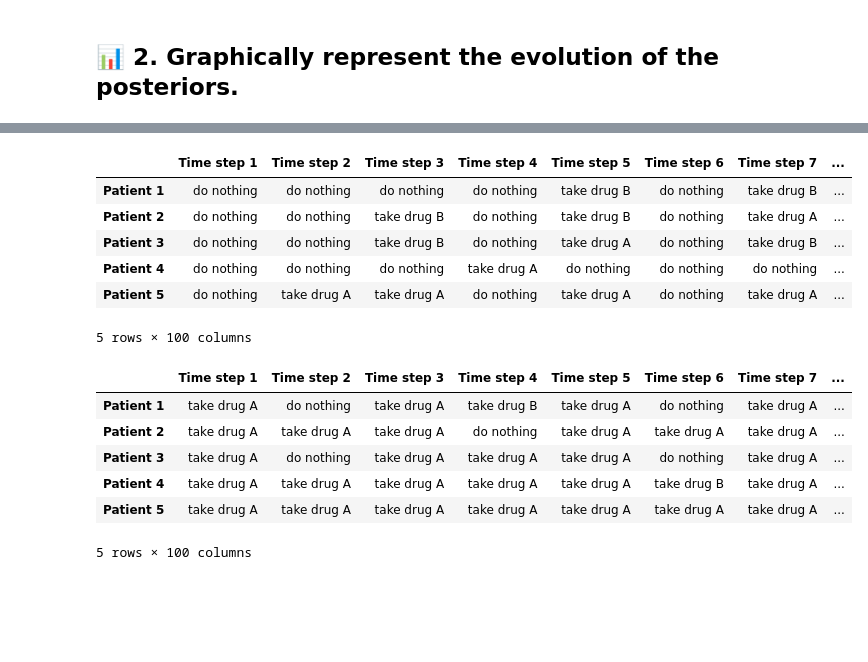
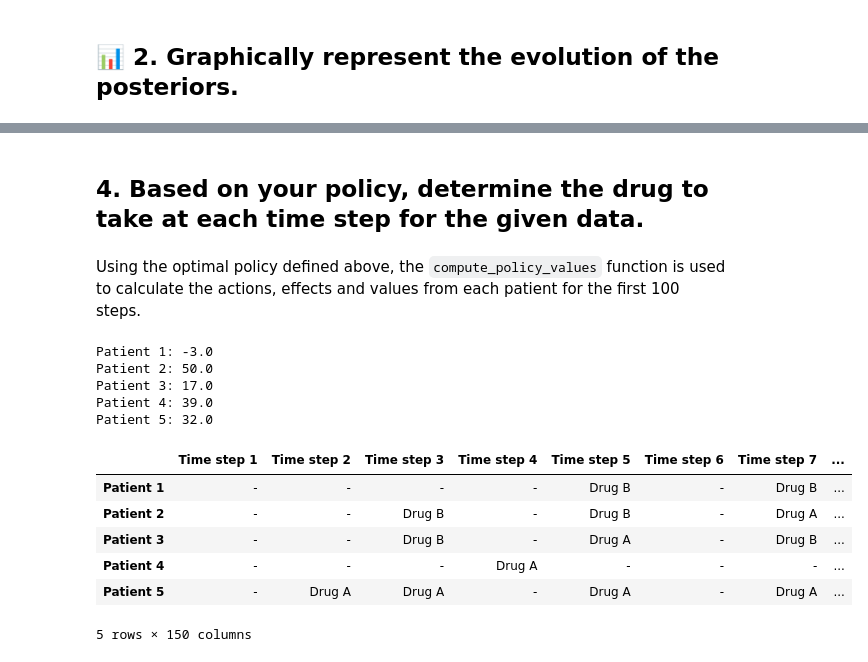
Before and after one commit to GabiYuri/trabalhos-de-ouro, a Jupyter notebook: Project 2 LGBIO/LGBIO2060_Project2.ipynb, the cells around one changed output, grey strips where cells are left out. Drawn from its saved outputs; the diff is of its cells as text; code cells hidden in the pictures; blank space fills up the shorter version.

```diff
--- a/Project 2 LGBIO/LGBIO2060_Project2.ipynb
+++ b/Project 2 LGBIO/LGBIO2060_Project2.ipynb
@@ -491,42 +481,80 @@ Patient 5: 32.0
+# %% [markdown]
+## 4. Based on your policy, determine the drug to take at each time step for the given data.
+# %% [markdown]
+Using the optimal policy defined above, the `compute_policy_values` function is used to calculate the actions, effects and values from each patient for the first 100 steps.
+# %%
+def compute_policy_values(posteriors_HMM, S, optimal_threshold, postS, seed=0):
+    np.random.seed(seed)
+    values = np.zeros((5, 100))
+    actions = np.zeros((5, 150))
+    effects = np.zeros((5, 150))
+
+    for i in range(5):
+        for j in range(150):
+            action = policy(optimal_threshold, posteriors_HMM[i][j])
+            actions[i, j] = action
+
+    for i in range(5):
+        for j in range(100):
+            action = actions[i, j]
+            effect = compute_effect(S[i, j], actions[i, j])
+            values[i, j] = compute_values(int(actions[i, j]), int(effect))
+            effects[i, j] = effect
+
+        print(f'Patient {i + 1}: {np.sum(values[i, :])}')
+
+    for i in range(5):
+        for j in range(100, 150):
+            if postS[i][j] == 120:
+                #states[i].append('healthy')
+                s = 0
+            elif postS[i][j] == 160:
+                #states[i].append('hyper')
+                s = 1
+            elif postS[i][j] == 80:
+                #states[i].append('hypo')
+                s = 2
+            effect = compute_effect(s, actions[i, j])
+            effects[i, j] = effect
+
+    return values, actions, effects
+
+values_op, actions_op, effects_op = compute_policy_values(posteriors_HMM, S, optimal_threshold, posteriors_S)
+# %% [output]
+Patient 1: -3.0
+Patient 2: 50.0
+Patient 3: 17.0
+Patient 4: 39.0
+Patient 5: 32.0
 # %%
 import pandas as pd
 
 def display_actions(actions):
     actions_data = []
     for i in range(len(actions)):
         patient_data = []
         for j in range(len(actions[i])):
             if actions[i, j] == 0:
-                action = 'take drug A'
+                action = 'Drug A'
             elif actions[i, j] == 1:
-                action = 'take drug B'
+                action = 'Drug B'
             elif actions[i, j] == 2:
-                action = 'do nothing'
+                action = '-'
             patient_data.append(action)
         actions_data.append(patient_data)
 
     # Create a DataFrame to represent the actions data
     df = pd.DataFrame(actions_data, index=[f'Patient {i+1}' for i in range(len(actions))],
                       columns=[f'Time step {j+1}' for j in range(len(actions[0]))])
 
     return df
 
 display_actions(actions_op)
 # %% [output]
 |  | Time step 1 | Time step 2 | Time step 3 | Time step 4 | Time step 5 | Time step 6 | Time step 7 | ... |
-| Patient 1 | do nothing | do nothing | do nothing | do nothing | take drug B | do nothing | take drug B | ... |
-| Patient 2 | do nothing | do nothing | take drug B | do nothing | take drug B | do nothing | take drug A | ... |
-| Patient 3 | do nothing | do nothing | take drug B | do nothing | take drug A | do nothing | take drug B | ... |
-| Patient 4 | do nothing | do nothing | do nothing | take drug A | do nothing | do nothing | do nothing | ... |
-| Patient 5 | do nothing | take drug A | take drug A | do nothing | take drug A | do nothing | take drug A | ... |
+| Patient 1 | - | - | - | - | Drug B | - | Drug B | ... |
+| Patient 2 | - | - | Drug B | - | Drug B | - | Drug A | ... |
+| Patient 3 | - | - | Drug B | - | Drug A | - | Drug B | ... |
+| Patient 4 | - | - | - | Drug A | - | - | - | ... |
+| Patient 5 | - | Drug A | Drug A | - | Drug A | - | Drug A | ... |
-5 rows × 100 columns
+5 rows × 150 columns
-# %%
-display_actions(effects_op)
-# %% [output]
-|  | Time step 1 | Time step 2 | Time step 3 | Time step 4 | Time step 5 | Time step 6 | Time step 7 | ... |
-| Patient 1 | take drug A | do nothing | take drug A | take drug B | take drug A | do nothing | take drug A | ... |
-| Patient 2 | take drug A | take drug A | take drug A | do nothing | take drug A | take drug A | take drug A | ... |
-| Patient 3 | take drug A | do nothing | take drug A | take drug A | take drug A | do nothing | take drug A | ... |
-| Patient 4 | take drug A | take drug A | take drug A | take drug A | take drug A | take drug B | take drug A | ... |
-| Patient 5 | take drug A | take drug A | take drug A | take drug A | take drug A | take drug A | take drug A | ... |
-5 rows × 100 columns
```
Also changed, not shown: parts of 36 cells of this notebook.
